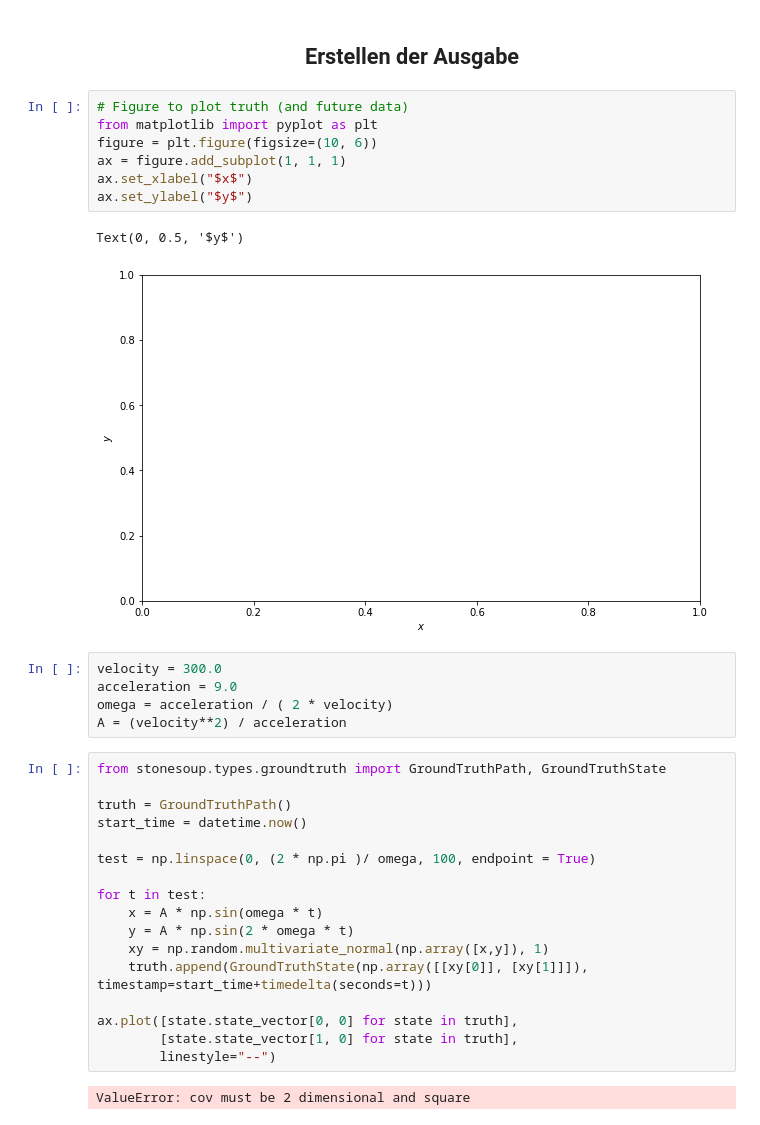
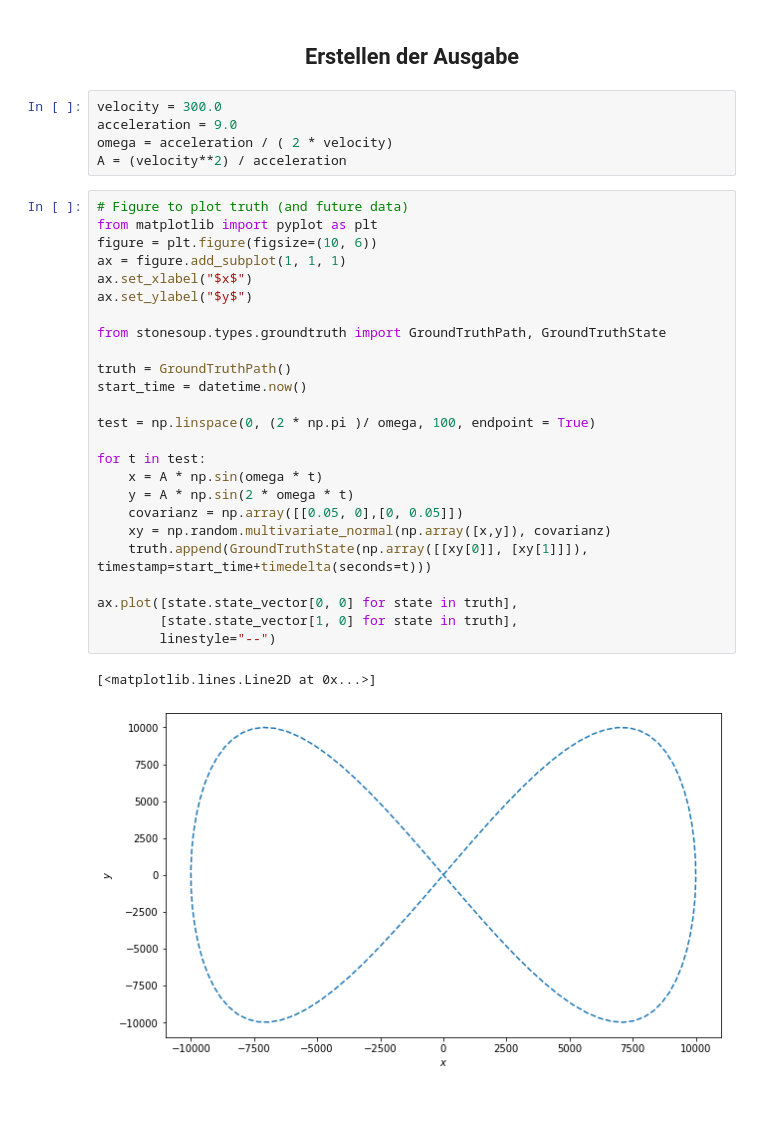
Before and after one commit to mooriicee/stonesoupFKIE, a Jupyter notebook: tests.ipynb, the cells around one changed output. Saved outputs shown, nothing was run; the diff lists cells and outputs as text.

Commit message:
groundtruth plot

```diff
--- a/tests.ipynb
+++ b/tests.ipynb
@@ -10,37 +10,36 @@ from datetime import datetime
 import numpy as np
 # %% [markdown]
 <h2 align="center"> Erstellen der Ausgabe </h2>
-# %%
-# Figure to plot truth (and future data)
-from matplotlib import pyplot as plt
-figure = plt.figure(figsize=(10, 6))
-ax = figure.add_subplot(1, 1, 1)
-ax.set_xlabel("$x$")
-ax.set_ylabel("$y$")
-# %% [output]
-Text(0, 0.5, '$y$')
-[figure, removed]
 # %%
 velocity = 300.0
 acceleration = 9.0
 omega = acceleration / ( 2 * velocity)
 A = (velocity**2) / acceleration
 # %%
+# Figure to plot truth (and future data)
+from matplotlib import pyplot as plt
+figure = plt.figure(figsize=(10, 6))
+ax = figure.add_subplot(1, 1, 1)
+ax.set_xlabel("$x$")
+ax.set_ylabel("$y$")
+
 from stonesoup.types.groundtruth import GroundTruthPath, GroundTruthState
 
 truth = GroundTruthPath()
 start_time = datetime.now()
 
 test = np.linspace(0, (2 * np.pi )/ omega, 100, endpoint = True)
 
 for t in test:
     x = A * np.sin(omega * t)
     y = A * np.sin(2 * omega * t)
-    xy = np.random.multivariate_normal(np.array([x,y]), 1)
+    covarianz = np.array([[0.05, 0],[0, 0.05]])
+    xy = np.random.multivariate_normal(np.array([x,y]), covarianz)
     truth.append(GroundTruthState(np.array([[xy[0]], [xy[1]]]), timestamp=start_time+timedelta(seconds=t)))
 
 ax.plot([state.state_vector[0, 0] for state in truth],
         [state.state_vector[1, 0] for state in truth],
         linestyle="--")
 # %% [output]
-ValueError: cov must be 2 dimensional and square
+[<matplotlib.lines.Line2D at 0x...>]
+[figure, added]
```
